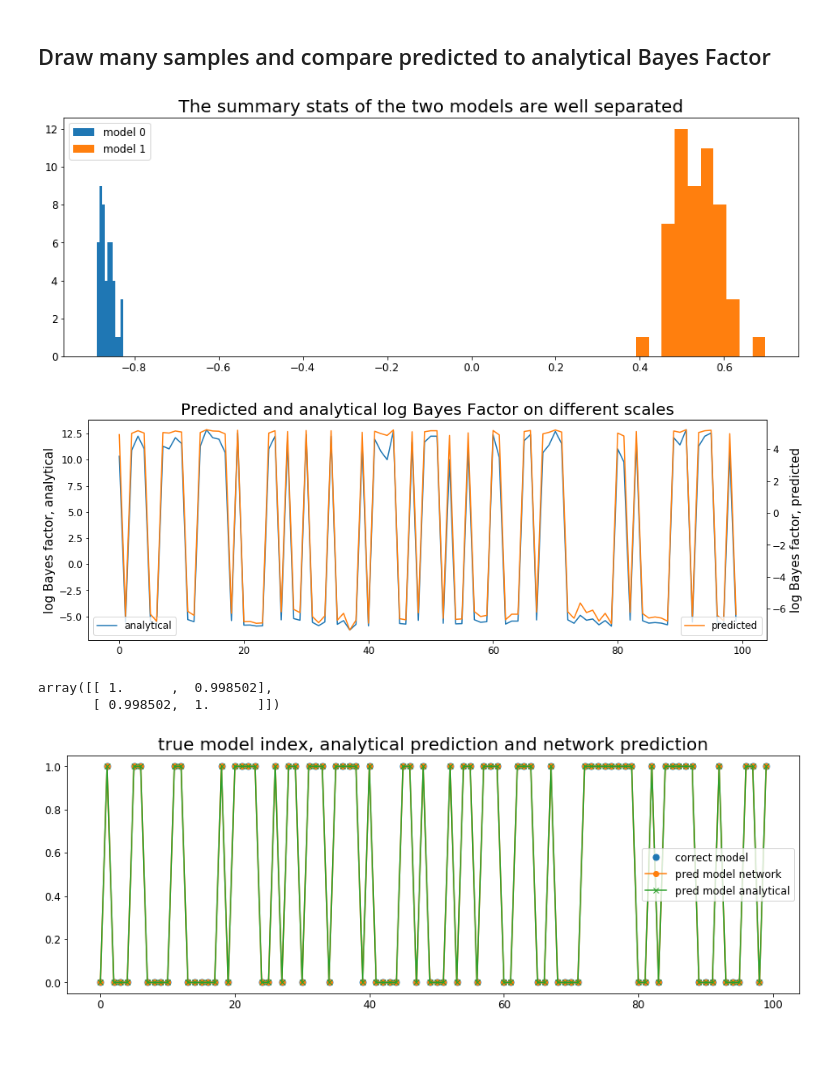
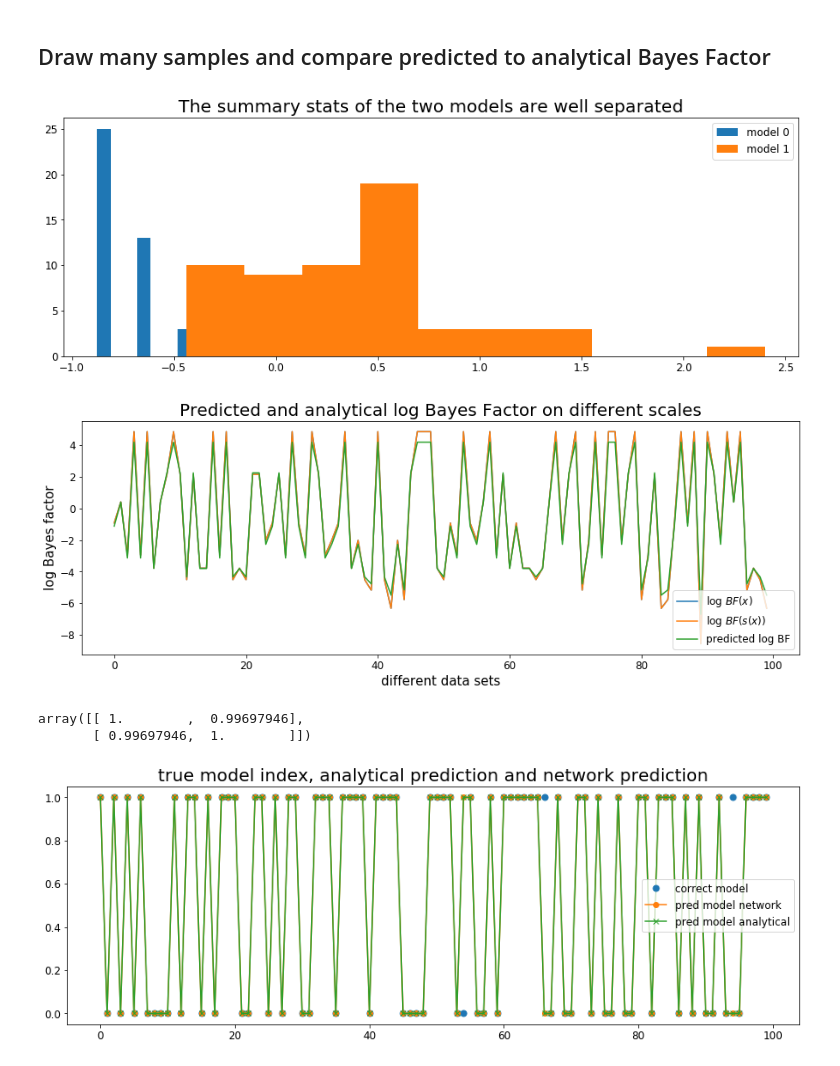
Before and after one commit to janfb/mcabc, a Jupyter notebook: ModelComparison_poisson_priors.ipynb, the cells around one changed output. Saved outputs shown, nothing was run; the diff lists cells and outputs as text; code cells hidden in the pictures.

```diff
--- a/ModelComparison_poisson_priors.ipynb
+++ b/ModelComparison_poisson_priors.ipynb
@@ -22,7 +22,7 @@ mpl.rcParams['figure.figsize'] = (15, 5)
 # %% [markdown]
 ## Compare two Poisson models with different priors
 # %%
-N = 100  # size of toy data
+N = 1  # size of toy data
 
 # generate data
 true_lam = 0.5
@@ -184,7 +184,7 @@ def mdn_loss_function(out_shape, out_scale, y):
 Then separate it into sets for model 1 and model 2 and train the phi networks separately.
 # %%
 # generate data
-m, theta, X= generate_dataset(2000, N)
+m, theta, X= generate_dataset(5000, N)
 X, norm = normalize(X)
 # %%
 # separate it
@@ -323,9 +322,18 @@ def poisson_evidence(x, shape, scale, N, log=False):
     result = a * np.log(b) - gammaln(a) - log_xfac + gammaln(a + x_sum) - (a + x_sum)*np.log(b + N)
 
     return result if log else np.exp(result)
+
+def poisson_sum_evidence(x, k, theta, log=True):
+    N = x.size
+    sx = np.sum(x)
+
+    result = -k * np.log(theta * N) - gammaln(k) - gammaln(sx + 1) + gammaln(k + sx) - (k + sx) * np.log(1 + 1. / (theta * N))
+
+    return result if log else np.exp(result)
 # %%
 bf_true = []
 bf_predicted = []
+bf_stats = []
 model_indices = []
 mi_pred = []
 
@@ -363,19 +371,25 @@ for i in range(100):
     e0 = poisson_evidence(samples, shapes[0], scales[0], N, log=True)
     e1 = poisson_evidence(samples, shapes[1], scales[1], N, log=True)
 
+    e0s = poisson_sum_evidence(samples, shapes[0], scales[0])
+    e1s = poisson_sum_evidence(samples, shapes[1], scales[1])
+
     # calculate bf
     log_bftrue = e0 - e1
+    log_bfstats = e0s - e1s
     log_bfpred = np.log(posterior_probs[0]) - np.log(posterior_probs[1])
 
     # append to lists
     bf_predicted.append(log_bfpred)
     bf_true.append(log_bftrue)
+    bf_stats.append(log_bfstats)
     model_indices.append(m_i)
 
 mi_true = np.array(model_indices)
 mi_pred = np.array(mi_pred)
 # we predict m0 if logbf > 0
 mi_ana = (np.array(bf_true) < 0.)
+mi_pred = (np.array(bf_predicted) < 0.)
 stats = np.array(stats).squeeze()
 # %%
 plt.title('The summary stats of the two models are well separated')
@@ -383,25 +397,23 @@ plt.hist(stats[mi_true==0], label='model 0')
 plt.hist(stats[mi_true==1], label='model 1')
 plt.legend();
 # %% [output]
-[figure, old version]
+[figure, new version]
 # %%
-plt.plot(bf_true, label='analytical', color='C0')
-plt.ylabel('log Bayes factor, analytical')
-plt.legend(loc=3)
+plt.plot(bf_true, label=r'log $BF(x)$')
+plt.plot(bf_stats, label=r'log $BF(s(x))$')
 
-plt.twinx()
-plt.plot(bf_predicted, label='predicted', color='C1')
-plt.ylabel('log Bayes factor, predicted')
+plt.plot(bf_predicted, label='predicted log BF')
+plt.ylabel('log Bayes factor')
 plt.xlabel('different data sets')
 plt.legend(loc=4)
 plt.title('Predicted and analytical log Bayes Factor on different scales');
 # %% [output]
-[figure, old version]
+[figure, new version]
 # %%
 np.corrcoef(bf_true, bf_predicted)
 # %% [output]
-array([[ 1.      ,  0.998502],
-       [ 0.998502,  1.      ]])
+array([[ 1.        ,  0.99697946],
+       [ 0.99697946,  1.        ]])
 # %%
 plt.figure(figsize=(15, 5))
 plt.plot(mi_true, 'o', label='correct model', alpha=1., markersize=7, lw=3)
@@ -410,4 +422,4 @@ plt.plot(mi_ana, 'x-', label='pred model analytical', alpha=1.)
 plt.legend()
 plt.title('true model index, analytical prediction and network prediction');
 # %% [output]
-[figure, old version]
+[figure, new version]
```
Also changed, not shown: parts of 5 cells of this notebook, 2 other files.
